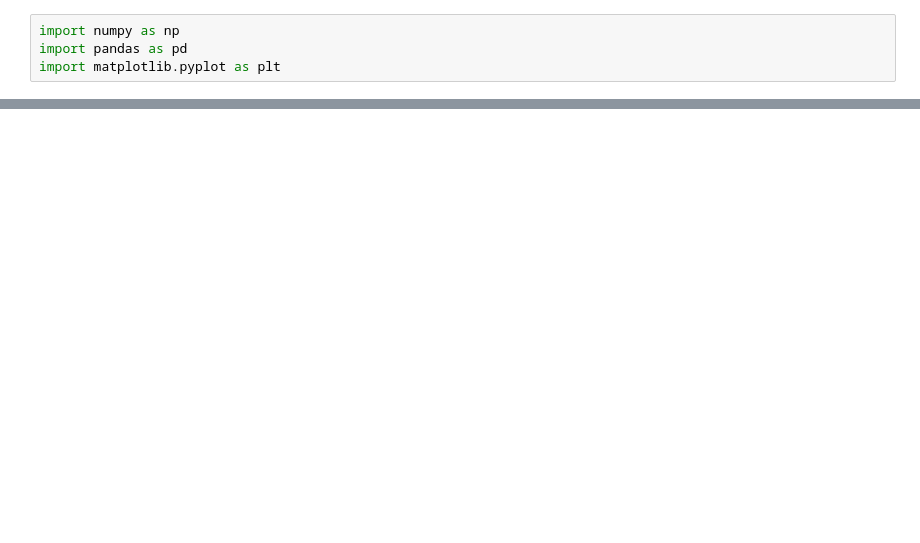
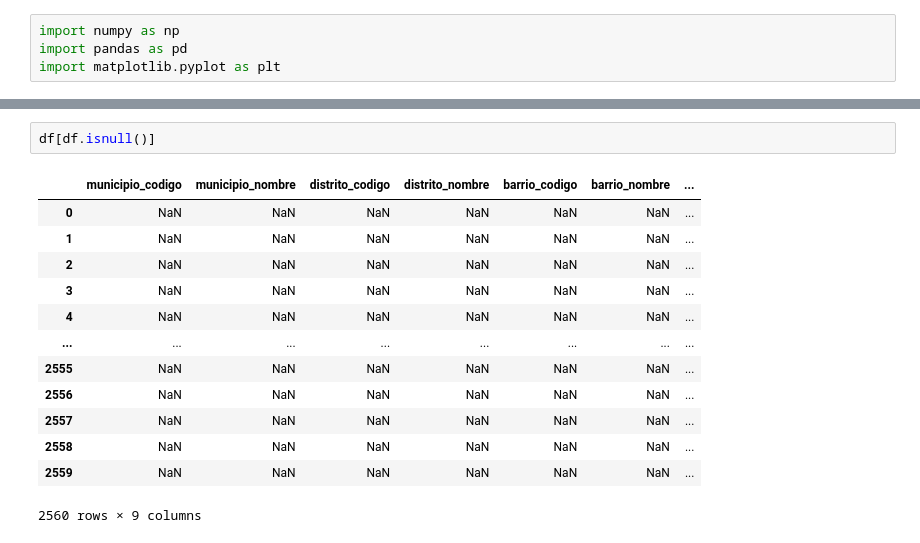
Before and after one commit to nyainamalala/Grupo5_Analisis, a Jupyter notebook: Notebooks/04MiguelAngel/04.MiguelAngel.ipynb, the cells around one changed output, grey strips where cells are left out. Drawn from its saved outputs; the diff is of its cells as text; blank space fills up the shorter version.

```diff
--- a/Notebooks/04MiguelAngel/04.MiguelAngel.ipynb
+++ b/Notebooks/04MiguelAngel/04.MiguelAngel.ipynb
@@ -14,0 +93,16 @@ df.head()
+# %%
+df[df.isnull()]
+# %% [output]
+|  | municipio_codigo | municipio_nombre | distrito_codigo | distrito_nombre | barrio_codigo | barrio_nombre | ... |
+| 0 | NaN | NaN | NaN | NaN | NaN | NaN | ... |
+| 1 | NaN | NaN | NaN | NaN | NaN | NaN | ... |
+| 2 | NaN | NaN | NaN | NaN | NaN | NaN | ... |
+| 3 | NaN | NaN | NaN | NaN | NaN | NaN | ... |
+| 4 | NaN | NaN | NaN | NaN | NaN | NaN | ... |
+| ... | ... | ... | ... | ... | ... | ... | ... |
+| 2555 | NaN | NaN | NaN | NaN | NaN | NaN | ... |
+| 2556 | NaN | NaN | NaN | NaN | NaN | NaN | ... |
+| 2557 | NaN | NaN | NaN | NaN | NaN | NaN | ... |
+| 2558 | NaN | NaN | NaN | NaN | NaN | NaN | ... |
+| 2559 | NaN | NaN | NaN | NaN | NaN | NaN | ... |
+2560 rows × 9 columns
```
Also changed, not shown: parts of 17 cells of this notebook.
